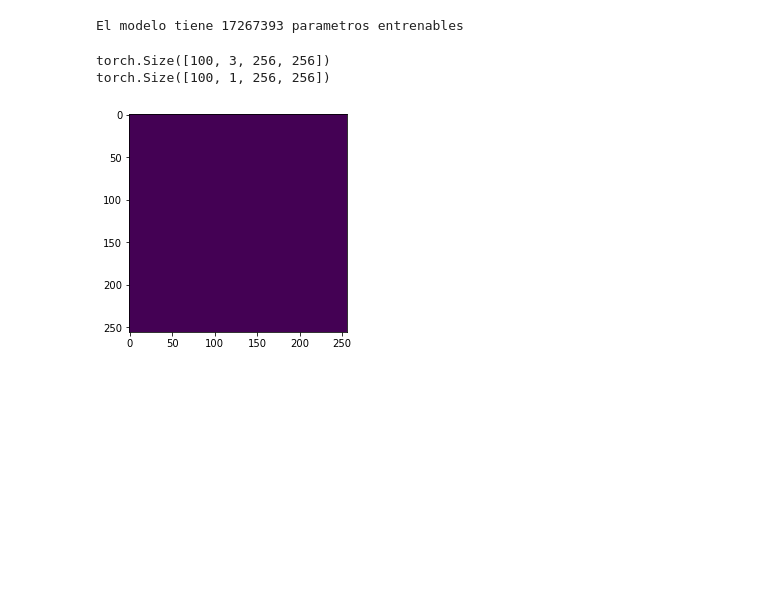
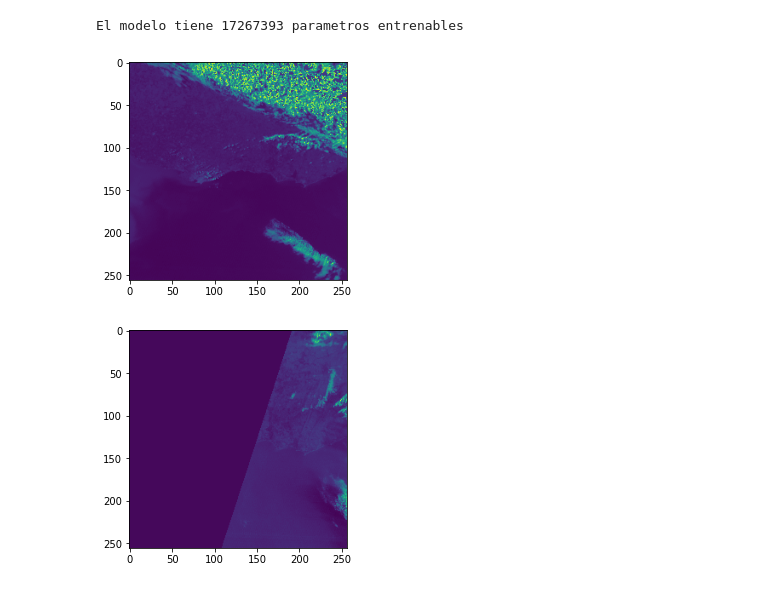
Before and after one commit to francomozo/deepCloud, a Jupyter notebook: nb-andres.ipynb, the cells around one changed output. Drawn from its saved outputs; the diff is of its cells as text; code cells hidden in the pictures; blank space fills up the shorter version.

```diff
--- a/nb-andres.ipynb
+++ b/nb-andres.ipynb
@@ -25,17 +79,3 @@ from piqa import SSIM , MS_SSIM
 from src.dl_models.unet import UNet
 from tqdm import tqdm
 import random
-# %%
-#time test
-import timeit
-train_mvd = MontevideoDataset(path = 'data/mvd/train/' , path_sequence_csv = 'data/mvd/train_sequences.csv',
-                           in_channel = 3,out_channel=1, shuffle = False)
-
-train_dataloader = DataLoader(train_mvd, batch_size=100, shuffle=False)
-
-start = timeit.timeit()
-for id, (in_frames,out_frames) in enumerate(train_dataloader):
-    in_frames = in_frames.to(device, dtype=torch.float32)
-    out_frames = out_frames.to(device, dtype=torch.float32)
-end = timeit.timeit()
-print(end - start)
@@ -65,20 +158,14 @@ El modelo tiene 17267393 parametros entrenables
 # %%
-train_mvd = MontevideoDataset(path = 'data/mvd/train/' , path_sequence_csv = 'data/mvd/train_sequences.csv',
-                           in_channel = 3,out_channel=1, shuffle = False)
-val_mvd = MontevideoDataset(path = 'data/mvd/validation/' , path_sequence_csv = 'data/mvd/val_sequences.csv',
-                           in_channel = 3,out_channel=1, shuffle = False)
+val_mvd = MontevideoFoldersDataset(path = 'data/mvd/validation/' , path_sequence_csv = 'data/mvd/val_sequences.csv',
+                                    in_channel = 3,out_channel=1, shuffle = False)
 
+val_dataloader = DataLoader(val_mvd, batch_size=1, shuffle=True, num_workers=2)
 
-train_dataloader = DataLoader(train_mvd, batch_size=100, shuffle=False)
-
-in_frames, out_frames = next(iter(train_dataloader))
-
-print(in_frames.shape)
-print(out_frames.shape)
-
-plt.imshow(out_frames[0,0])
-plt.show()
+for i in range(2):
+  for id, (in_frames,out_frames) in enumerate(val_dataloader):
+    plt.imshow(out_frames[0,0])
+    plt.show()
+    break
 # %% [output]
-torch.Size([100, 3, 256, 256])
-torch.Size([100, 1, 256, 256])
-[figure, old version]
+[figure, new version]
+[figure, added]
```
Also changed, not shown: parts of 16 cells of this notebook, 4 other files.
